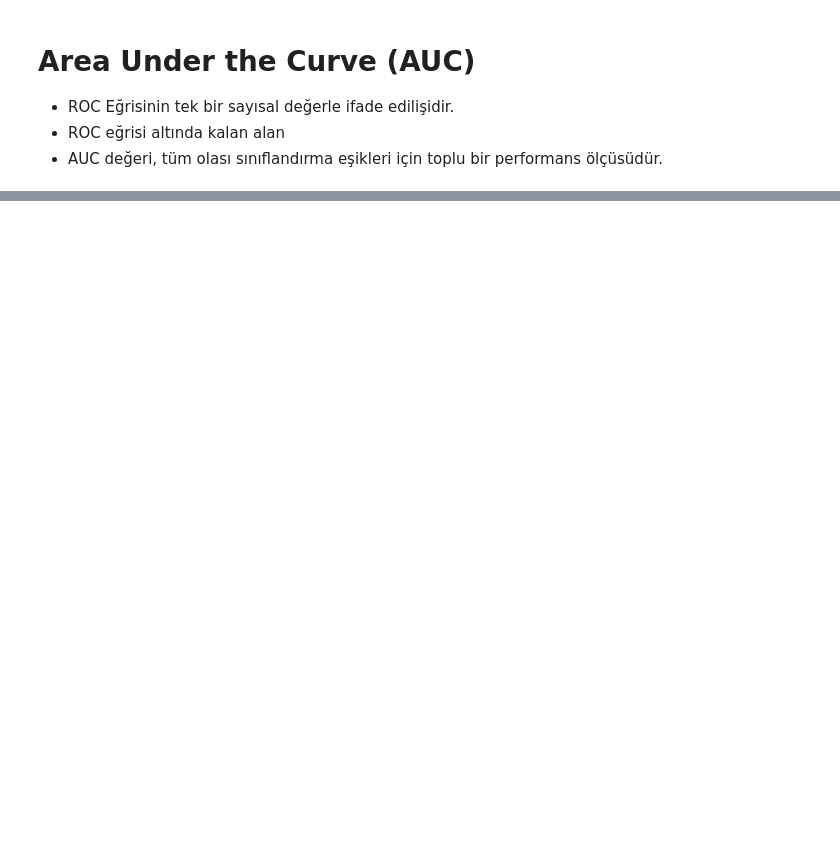
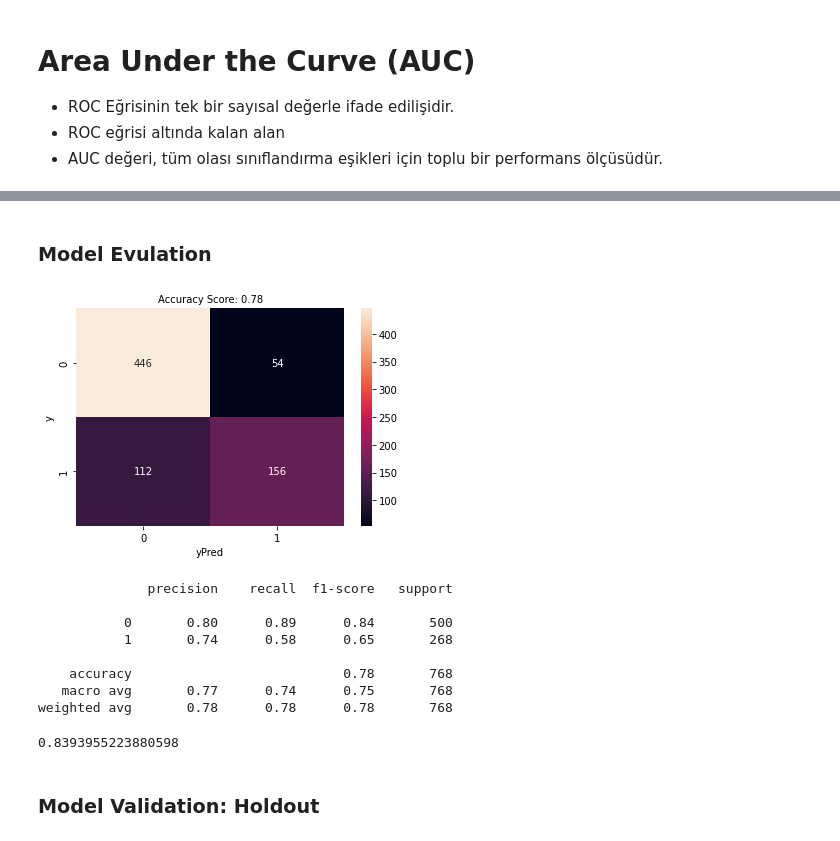
Before and after one commit to berkcangumusisik/DataSciencePath, a Jupyter notebook: 03.Makine Öğrenmesi/03. Lojistik Regresyon/Lojistik Regresyon.ipynb, the cells around one changed output, grey strips where cells are left out. Cells and saved outputs as stored; diff of their text form; code cells hidden in the pictures; blank space fills up the shorter version.

```diff
--- a/03.Makine Öğrenmesi/03. Lojistik Regresyon/Lojistik Regresyon.ipynb
+++ b/03.Makine Öğrenmesi/03. Lojistik Regresyon/Lojistik Regresyon.ipynb
@@ -24,0 +207,3 @@
+# %%
+for col in cols:
+    print(col, checkOutlier(df, col))
@@ -24,0 +219,5 @@
+# %%
+replaceWithThresholds(df, "Insulin")
+for col in cols:
+    df[col] = RobustScaler().fit_transform(df[[col]])
+df.head()
@@ -24,0 +233,8 @@
+# %%
+y = df["Outcome"]
+
+X = df.drop(["Outcome"], axis=1)
+
+logModel = LogisticRegression().fit(X, y)
+
+logModel.intercept_
@@ -24,0 +248,3 @@
+# %%
+yPred = logModel.predict(X)
+yPred[0:10]
@@ -24,0 +267,39 @@
+# %% [markdown]
+### Model Evulation
+# %%
+def plotConfusionMatrix(y, yPred):
+    acc = round(accuracy_score(y, yPred), 2)
+    cm = confusion_matrix(y, yPred)
+    sns.heatmap(cm, annot=True, fmt=".0f")
+    plt.xlabel('yPred')
+    plt.ylabel('y')
+    plt.title('Accuracy Score: {0}'.format(acc), size=10)
+    plt.show()
+
+plotConfusionMatrix(y, yPred)
+
+print(classification_report(y, yPred))
+# %% [output]
+[figure, added]
+              precision    recall  f1-score   support
+
+           0       0.80      0.89      0.84       500
+           1       0.74      0.58      0.65       268
+
+    accuracy                           0.78       768
+   macro avg       0.77      0.74      0.75       768
+weighted avg       0.78      0.78      0.78       768
+# %%
+# Accuracy: 0.78
+# Precision: 0.74
+# Recall: 0.58
+# F1-score: 0.65
+
+# ROC AUC
+yProb = logModel.predict_proba(X)[:, 1]
+roc_auc_score(y, yProb)
+# 0.83939
+# %% [output]
+0.8393955223880598
+# %% [markdown]
+### Model Validation: Holdout
```
Also changed, not shown: parts of 37 cells of this notebook, 2 other files.
